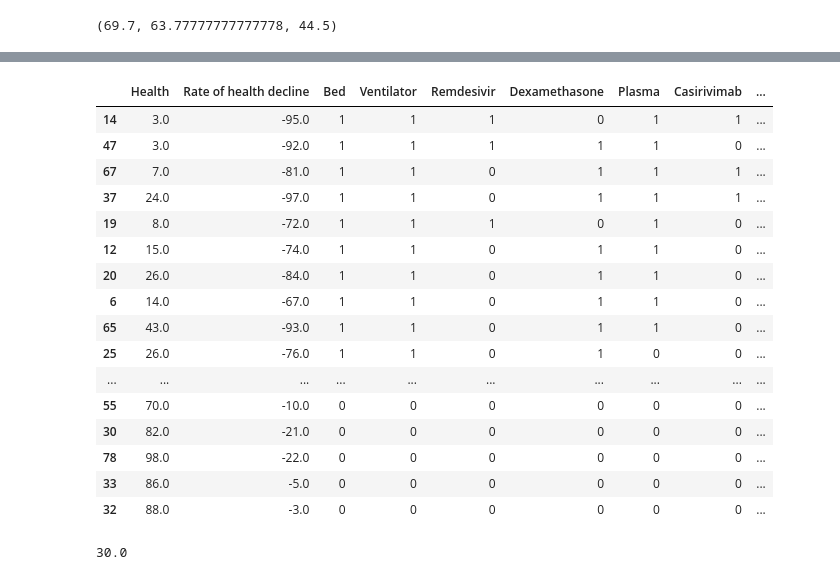
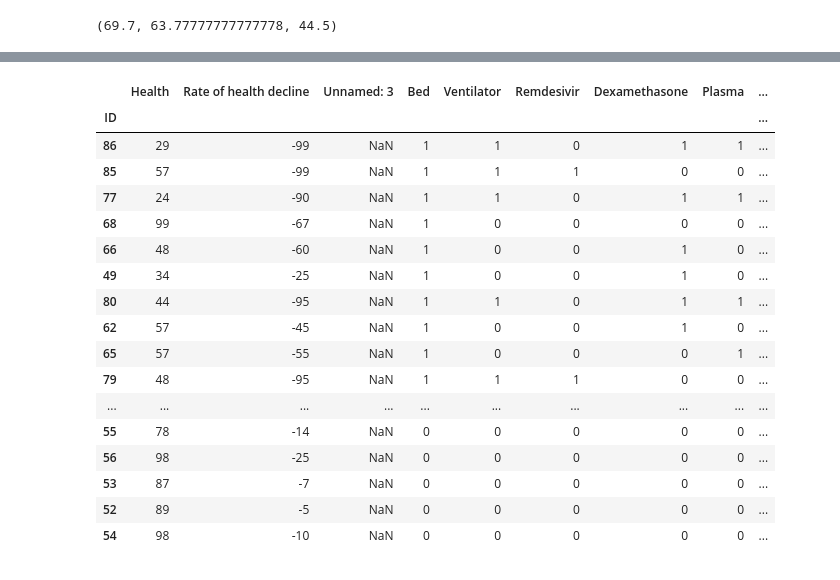
Before and after one commit to fullofentropy/HackTheMachine-1, a Jupyter notebook: game3/Game 3.ipynb, the cells around one changed output, grey strips where cells are left out. Saved outputs shown, nothing was run; the diff lists cells and outputs as text; code cells hidden in the pictures.

```diff
--- a/game3/Game 3.ipynb
+++ b/game3/Game 3.ipynb
@@ -30,13 +31,16 @@ pd.set_option("display.max_rows", 100)
 # %%
 sailors_df = pd.read_csv("day1data.csv", header=1, index_col=0)
 sailors_df2 = pd.read_csv("day2data.csv", header=1, index_col=0)
+sailors_df3 = pd.read_csv("day3data.csv", header=1, index_col=0)
 # sailors_df.drop("Unnamed: 3", axis=1, inplace=True)
 resource_list = ["Bed", "Ventilator", "Remdesivir", "Dexamethasone", "Plasma", "Casirivimab", "Supplemental oxygen", "Chloroquine"]
 for resource in resource_list:
     sailors_df[resource] = 0
     sailors_df2[resource] = 0
+    sailors_df3[resource] = 0
 sailors_df["Used"] = ""
 sailors_df2["Used"] = ""
+sailors_df3["Used"] = ""
 columns = ["resource", "count", "amt_used", "reusable", "health_bonus"]
 data = np.array([["Bed", 30, 0, True, 5],
           ["Ventilator", 10, 0, True, 30],
@@ -138,14 +143,12 @@ def ded(sailors_df, resources_df):
 
     mindict = {}
     minlist = []
-    dying = sailors_df.loc[(sailors_df["Total"] <= 0) & (sailors_df["Bed"] > 0)]
-    print(dying)
+    dying = sailors_df.loc[(sailors_df["Total"] <= 0) & (sailors_df["Bed"] > 0)].sort_values(by=["Total"])
     for sailor in dying.itertuples():
         nonreusable = resources_df[(resources_df["reusable"]=="False") & (resources_df["count"] > 0)]
         tups = list(zip(nonreusable["resource"], nonreusable["health_bonus"]))
         y = sailor.Total
         comb_length = 1
-        print(sailor.Index, tups)
         while len(minlist) == 0 and comb_length < len(tups):
             for comb in combinations(tups, comb_length):
                 x = y + get_bonus(comb)
@@ -197,9 +200,29 @@ def boosting(sailors_df, resources_df, threshold):
         for resource in mindict[m]:
 
             use_resource(sailors_df, resources_df, resource, [sailor.Index])
-        sailors_df.loc[sailor.Index, "Used"] = ','.join(mindict[m])
+        sailors_df.loc[sailor.Index, "Used"] = ','.join(mindict[m]+unavailable)
         mindict = {}
         minlist = []
+
+def ethical_boosting(sailors_df, resources_df, boost_bool):
+    if not boost_bool:
+        return
+    nonreusable = resources_df.loc[(resources_df["reusable"]=="False") & (resources_df["count"] > 0)].copy()
+    sailor_idx = 0
+    while nonreusable["count"].sum() > 0:
+        sailors_df.sort_values(by=["Total"], inplace=True)
+        unavailable = sailors_df.loc[sailors_df.index[sailor_idx], "Used"].split(',')
+        nonreusable.sort_values(by=["health_bonus"], ascending=False, inplace=True)
+        resource_idx = 0
+        while resource_idx < len(nonreusable) and nonreusable.loc[nonreusable.index[resource_idx], "resource"] in unavailable:
+            resource_idx += 1
+        if resource_idx >= len(nonreusable) or sailors_df.loc[sailors_df.index[sailor_idx], "Bed"] == 0:
+            sailor_idx += 1
+        else:
+            r = nonreusable.loc[nonreusable.index[resource_idx], "resource"]
+            use_resource(sailors_df, resources_df, r, [sailors_df.index[sailor_idx]])
+            sailors_df.loc[sailors_df.index[sailor_idx], "Used"] = ','.join([r]+unavailable)
+            nonreusable = resources_df.loc[(resources_df["reusable"]=="False") & (resources_df["count"] > 0)].copy()
 
 def allocation(sailors_df, resources_df, threshold):
     resources_df = resources_df.copy()
@@ -210,7 +233,7 @@ def allocation(sailors_df, resources_df, threshold):
     allocate_reusable(sailors_df, resources_df)
     sailors_df["After Reusable"] = sailors_df["Total"]
     ded(sailors_df, resources_df)
-    boosting(sailors_df, resources_df, threshold)
+    ethical_boosting(sailors_df, resources_df, threshold)
 
     return sailors_df, resources_df
 
@@ -221,9 +244,9 @@ def calc_final_score(allocation_df, resources_df):
     resource_bonus = (resources_df["count"]*resources_df["health_bonus"]).sum()/2
     return final_health.sum() + resource_bonus
 # %%
-a_df, r_df = allocation(sailors_df, resources_df, 30)
-a_df2, r_df2 = allocation(sailors_df2, r_df, 30)
-a_df3, r_df3 = allocation(sailors_df3, r_df2, 0)
-print(r_df3)
+a_df, r_df = allocation(sailors_df, resources_df, False)
+a_df2, r_df2 = allocation(sailors_df2, r_df, False)
+a_df3, r_df3 = allocation(sailors_df3, r_df2, True)
+print(calc_final_score(a_df, r_df)+calc_final_score(a_df2, r_df2)+calc_final_score(a_df3, r_df3))
 a_df3
 # %% [output]
@@ -247,25 +254,25 @@ ID
-|  | Health | Rate of health decline | Bed | Ventilator | Remdesivir | Dexamethasone | Plasma | Casirivimab | ... |
-| 14 | 3.0 | -95.0 | 1 | 1 | 1 | 0 | 1 | 1 | ... |
-| 47 | 3.0 | -92.0 | 1 | 1 | 1 | 1 | 1 | 0 | ... |
-| 67 | 7.0 | -81.0 | 1 | 1 | 0 | 1 | 1 | 1 | ... |
-| 37 | 24.0 | -97.0 | 1 | 1 | 0 | 1 | 1 | 1 | ... |
-| 19 | 8.0 | -72.0 | 1 | 1 | 1 | 0 | 1 | 0 | ... |
-| 12 | 15.0 | -74.0 | 1 | 1 | 0 | 1 | 1 | 0 | ... |
-| 20 | 26.0 | -84.0 | 1 | 1 | 0 | 1 | 1 | 0 | ... |
-| 6 | 14.0 | -67.0 | 1 | 1 | 0 | 1 | 1 | 0 | ... |
-| 65 | 43.0 | -93.0 | 1 | 1 | 0 | 1 | 1 | 0 | ... |
-| 25 | 26.0 | -76.0 | 1 | 1 | 0 | 1 | 0 | 0 | ... |
+|  | Health | Rate of health decline | Unnamed: 3 | Bed | Ventilator | Remdesivir | Dexamethasone | Plasma | ... |
+| ID |  |  |  |  |  |  |  |  | ... |
+| 86 | 29 | -99 | NaN | 1 | 1 | 0 | 1 | 1 | ... |
+| 85 | 57 | -99 | NaN | 1 | 1 | 1 | 0 | 0 | ... |
+| 77 | 24 | -90 | NaN | 1 | 1 | 0 | 1 | 1 | ... |
+| 68 | 99 | -67 | NaN | 1 | 0 | 0 | 0 | 0 | ... |
+| 66 | 48 | -60 | NaN | 1 | 0 | 0 | 1 | 0 | ... |
+| 49 | 34 | -25 | NaN | 1 | 0 | 0 | 1 | 0 | ... |
+| 80 | 44 | -95 | NaN | 1 | 1 | 0 | 1 | 1 | ... |
+| 62 | 57 | -45 | NaN | 1 | 0 | 0 | 1 | 0 | ... |
+| 65 | 57 | -55 | NaN | 1 | 0 | 0 | 0 | 1 | ... |
+| 79 | 48 | -95 | NaN | 1 | 1 | 1 | 0 | 0 | ... |
 | ... | ... | ... | ... | ... | ... | ... | ... | ... | ... |
-| 55 | 70.0 | -10.0 | 0 | 0 | 0 | 0 | 0 | 0 | ... |
-| 30 | 82.0 | -21.0 | 0 | 0 | 0 | 0 | 0 | 0 | ... |
-| 78 | 98.0 | -22.0 | 0 | 0 | 0 | 0 | 0 | 0 | ... |
-| 33 | 86.0 | -5.0 | 0 | 0 | 0 | 0 | 0 | 0 | ... |
-| 32 | 88.0 | -3.0 | 0 | 0 | 0 | 0 | 0 | 0 | ... |
+| 55 | 78 | -14 | NaN | 0 | 0 | 0 | 0 | 0 | ... |
+| 56 | 98 | -25 | NaN | 0 | 0 | 0 | 0 | 0 | ... |
+| 53 | 87 | -7 | NaN | 0 | 0 | 0 | 0 | 0 | ... |
+| 52 | 89 | -5 | NaN | 0 | 0 | 0 | 0 | 0 | ... |
+| 54 | 98 | -10 | NaN | 0 | 0 | 0 | 0 | 0 | ... |
 # %%
 a_df.drop(["Used", "After Reusable"], axis=1).sort_values(by="ID").to_csv("Challenge3_Day1Submission.csv")
 a_df2.drop(["Unnamed: 3", "Used", "After Reusable"], axis=1).sort_values(by="ID").to_csv("Challenge3_Day2Submission.csv")
+a_df3.drop(["Unnamed: 3", "Used", "After Reusable"], axis=1).sort_values(by="ID").to_csv("Challenge3_Day3Submission.csv")
-# %% [output]
-30.0
 # %%
 min_count = 5
 for each sailor with Total above 0 with a bed:
```
Also changed, not shown: parts of 3 cells of this notebook, 2 other files.
